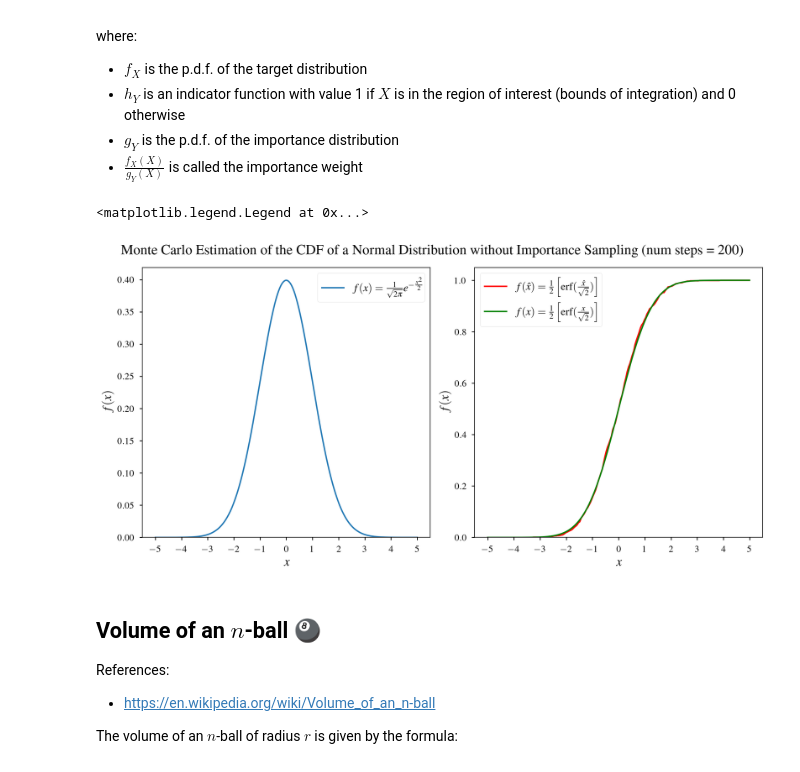
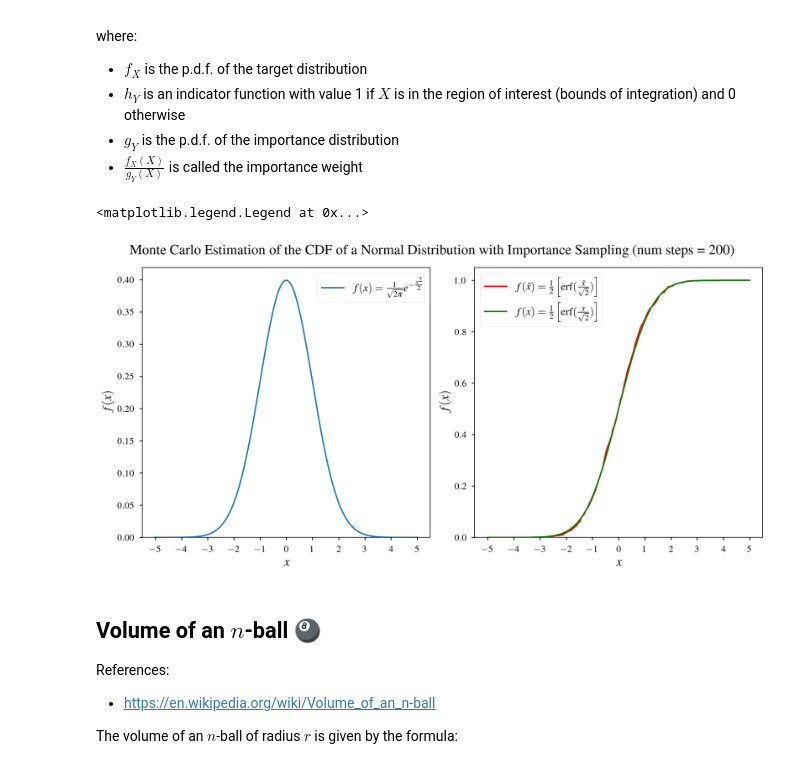
Before and after one commit to lavaman131/monte_carlo_fun, a Jupyter notebook: notebooks/analysis.ipynb, the cells around one changed output. Saved outputs shown, nothing was run; the diff lists cells and outputs as text; code cells hidden in the pictures.

```diff
--- a/notebooks/analysis.ipynb
+++ b/notebooks/analysis.ipynb
@@ -173,7 +173,7 @@ for i in range(num_steps):
 # %%
 fig, axs = plt.subplots(1, 2, figsize=(12, 6), tight_layout=True)
 fig.suptitle(
-    f"Monte Carlo Estimation of the CDF of a Normal Distribution without Importance Sampling (num steps = {num_steps})",
+    f"Monte Carlo Estimation of the CDF of a Normal Distribution with Importance Sampling (num steps = {num_steps})",
     fontsize=18,
 )
 
@@ -181,34 +181,34 @@ x = np.linspace(lower_bound, upper_bound, 1000)
 y = func(x)
 axs[0].plot(x, y, label=r"$f(x) = \frac{1}{\sqrt{2\pi}} e^{-\frac{x^2}{2}}$")
 axs[0].set_xticks(np.arange(lower_bound, upper_bound + 1, 1))
 axs[0].set_ylim(0)
 axs[0].tick_params(axis="both", which="major", labelsize=12)
 axs[0].set_xlabel(r"$x$", fontsize=16)
 axs[0].set_ylabel(r"$f(x)$", fontsize=16)
 axs[0].legend(fontsize=14)
 
 x = np.linspace(lower_bound, upper_bound, num_steps)
 axs[1].plot(
     x,
     cdf,
     label=r"$f(\hat{x}) = \frac{1}{2} \left[ \text{erf} (\frac{\hat{x}}{\sqrt 2} )\right]$",
     color="r",
 )
 axs[1].plot(
     x,
     stats.norm.cdf(x, loc=0, scale=1),
     label=r"$f(x) = \frac{1}{2} \left[ \text{erf} (\frac{x}{\sqrt 2} )\right]$",
     color="g",
 )
 axs[1].set_xticks(np.arange(lower_bound, upper_bound + 1, 1))
 axs[1].set_ylim(0)
 axs[1].tick_params(axis="both", which="major", labelsize=12)
 axs[1].set_xlabel(r"$x$", fontsize=16)
 axs[1].set_ylabel(r"$f(x)$", fontsize=16)
 axs[1].legend(fontsize=14)
 # %% [output]
 <matplotlib.legend.Legend at 0x...>
-[figure, old version]
+[figure, new version]
 # %% [markdown]
 ## Volume of an $n$-ball 🎱
 
```
Also changed, not shown: 1 other file.
